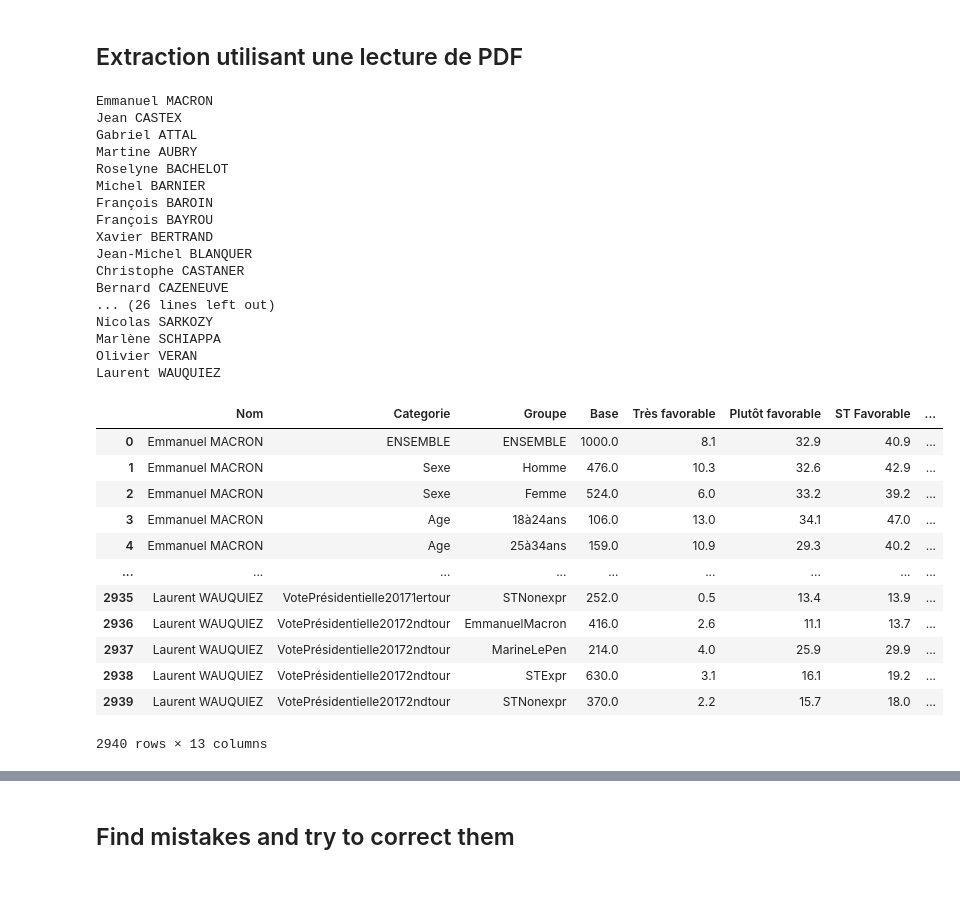
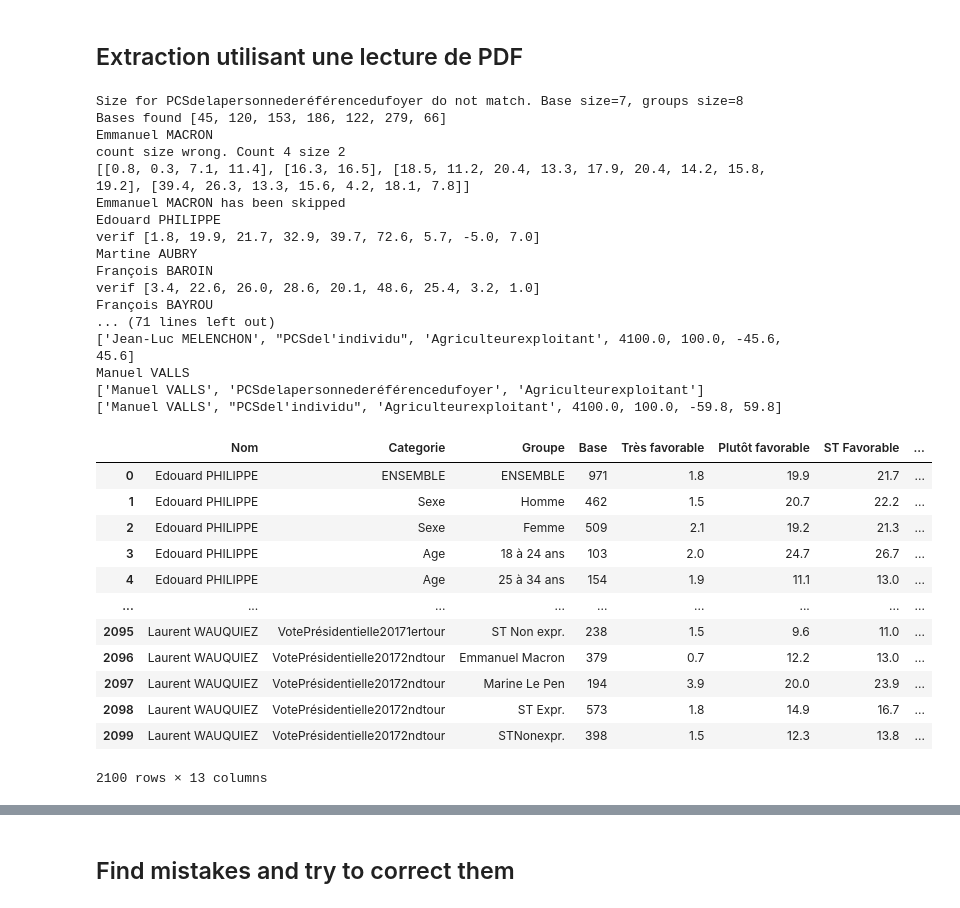
Before and after one commit to NyxAether/mesure_instituts_sondage, a Jupyter notebook: ipsos/ipsos_extract.ipynb, the cells around one changed output, grey strips where cells are left out. Drawn from its saved outputs; the diff is of its cells as text; code cells hidden in the pictures.

```diff
--- a/ipsos/ipsos_extract.ipynb
+++ b/ipsos/ipsos_extract.ipynb
@@ -13,7 +13,7 @@ from locale import atof
 import PyPDF2
 from pdfminer.high_level import extract_text
 # %%
-fp="rapport/2021-03-06.pdf"
+fp="rapport/2018-12-08.pdf"
 text = extract_text(fp,page_numbers=[23])
 question1="Êtes-vous  satisfait  ou  mécontent  d"
 question2="Êtes-vous satisfait ou mécontent d"
@@ -278,11 +278,17 @@ def add_tuple(df,new_row,new_person):
     # Not present value
     # Consider missing value is only TFavorable, tDefavorable or NSP
     if len(new_row)<10:
-        print(new_row)
-        new_row=new_row[0:3]
-        while len(new_row)<13:
-            v=input('valeur ?')
-            new_row.extend([float(x) for x in v.split(',')])
+        existing_line=df[(df.Nom==new_row[0]) & (df.Categorie==new_row[1])  & (df.Groupe==new_row[2])]
+        if len(existing_line!=0):
+            alt_values=existing_line.iloc[0].to_list()[3:]
+            new_row.extend(alt_values)
+        else:
+            #manual correction
+            print(new_row)
+            new_row=new_row[0:3]
+            while len(new_row)<13:
+                v=input('valeur ?')
+                new_row.extend([float(x) for x in v.split(',')])
     while len(new_row)<13:
         all_favorable=np.sum(new_row[4:6])
         st_favorable=new_row[6]
@@ -378,40 +386,40 @@ def extract_ipsos_alt(filepath,p_start,p_end):
                 print('{} has been skipped'.format(name))
     return df
 # %%
-filename="2021-03-06"
-first_p=13
-last_p=54
-# df_alt=extract_ipsos_alt("rapport/"+filename+".pdf",first_p,last_p)
+filename="2018-12-08"
+first_p=15
+last_p=50
+# df=extract_ipsos_alt("rapport/"+filename+".pdf",first_p,last_p)
 df=extract_ipsos_data_from_pdf("rapport/"+filename+".pdf",(first_p,last_p),None)
 df
 # %% [output]
+Size for PCSdelapersonnederéférencedufoyer do not match. Base size=7, groups size=8
+Bases found [45, 120, 153, 186, 122, 279, 66]
 Emmanuel MACRON
-Jean CASTEX
-Gabriel ATTAL
+count size wrong. Count 4 size 2
+[[0.8, 0.3, 7.1, 11.4], [16.3, 16.5], [18.5, 11.2, 20.4, 13.3, 17.9, 20.4, 14.2, 15.8, 19.2], [39.4, 26.3, 13.3, 15.6, 4.2, 18.1, 7.8]]
+Emmanuel MACRON has been skipped
+Edouard PHILIPPE
+verif [1.8, 19.9, 21.7, 32.9, 39.7, 72.6, 5.7, -5.0, 7.0]
 Martine AUBRY
-Roselyne BACHELOT
-Michel BARNIER
 François BAROIN
+verif [3.4, 22.6, 26.0, 28.6, 20.1, 48.6, 25.4, 3.2, 1.0]
 François BAYROU
-Xavier BERTRAND
-Jean-Michel BLANQUER
-Christophe CASTANER
-Bernard CAZENEUVE
-... (26 lines left out)
-Nicolas SARKOZY
-Marlène SCHIAPPA
-Olivier VERAN
-Laurent WAUQUIEZ
+... (71 lines left out)
+['Jean-Luc MELENCHON', "PCSdel'individu", 'Agriculteurexploitant', 4100.0, 100.0, -45.6, 45.6]
+Manuel VALLS
+['Manuel VALLS', 'PCSdelapersonnederéférencedufoyer', 'Agriculteurexploitant']
+['Manuel VALLS', "PCSdel'individu", 'Agriculteurexploitant', 4100.0, 100.0, -59.8, 59.8]
 |  | Nom | Categorie | Groupe | Base | Très favorable | Plutôt favorable | ST Favorable | ... |
-| 0 | Emmanuel MACRON | ENSEMBLE | ENSEMBLE | 1000.0 | 8.1 | 32.9 | 40.9 | ... |
-| 1 | Emmanuel MACRON | Sexe | Homme | 476.0 | 10.3 | 32.6 | 42.9 | ... |
-| 2 | Emmanuel MACRON | Sexe | Femme | 524.0 | 6.0 | 33.2 | 39.2 | ... |
-| 3 | Emmanuel MACRON | Age | 18à24ans | 106.0 | 13.0 | 34.1 | 47.0 | ... |
-| 4 | Emmanuel MACRON | Age | 25à34ans | 159.0 | 10.9 | 29.3 | 40.2 | ... |
+| 0 | Edouard PHILIPPE | ENSEMBLE | ENSEMBLE | 971 | 1.8 | 19.9 | 21.7 | ... |
+| 1 | Edouard PHILIPPE | Sexe | Homme | 462 | 1.5 | 20.7 | 22.2 | ... |
+| 2 | Edouard PHILIPPE | Sexe | Femme | 509 | 2.1 | 19.2 | 21.3 | ... |
+| 3 | Edouard PHILIPPE | Age | 18 à 24 ans | 103 | 2.0 | 24.7 | 26.7 | ... |
+| 4 | Edouard PHILIPPE | Age | 25 à 34 ans | 154 | 1.9 | 11.1 | 13.0 | ... |
 | ... | ... | ... | ... | ... | ... | ... | ... | ... |
-| 2935 | Laurent WAUQUIEZ | VotePrésidentielle20171ertour | STNonexpr | 252.0 | 0.5 | 13.4 | 13.9 | ... |
-| 2936 | Laurent WAUQUIEZ | VotePrésidentielle20172ndtour | EmmanuelMacron | 416.0 | 2.6 | 11.1 | 13.7 | ... |
-| 2937 | Laurent WAUQUIEZ | VotePrésidentielle20172ndtour | MarineLePen | 214.0 | 4.0 | 25.9 | 29.9 | ... |
-| 2938 | Laurent WAUQUIEZ | VotePrésidentielle20172ndtour | STExpr | 630.0 | 3.1 | 16.1 | 19.2 | ... |
-| 2939 | Laurent WAUQUIEZ | VotePrésidentielle20172ndtour | STNonexpr | 370.0 | 2.2 | 15.7 | 18.0 | ... |
+| 2095 | Laurent WAUQUIEZ | VotePrésidentielle20171ertour | ST Non expr. | 238 | 1.5 | 9.6 | 11.0 | ... |
+| 2096 | Laurent WAUQUIEZ | VotePrésidentielle20172ndtour | Emmanuel Macron | 379 | 0.7 | 12.2 | 13.0 | ... |
+| 2097 | Laurent WAUQUIEZ | VotePrésidentielle20172ndtour | Marine Le Pen | 194 | 3.9 | 20.0 | 23.9 | ... |
+| 2098 | Laurent WAUQUIEZ | VotePrésidentielle20172ndtour | ST Expr. | 573 | 1.8 | 14.9 | 16.7 | ... |
+| 2099 | Laurent WAUQUIEZ | VotePrésidentielle20172ndtour | STNonexpr. | 398 | 1.5 | 12.3 | 13.8 | ... |
-2940 rows × 13 columns
+2100 rows × 13 columns
```
Also changed, not shown: parts of 8 cells of this notebook, 3 other files.
